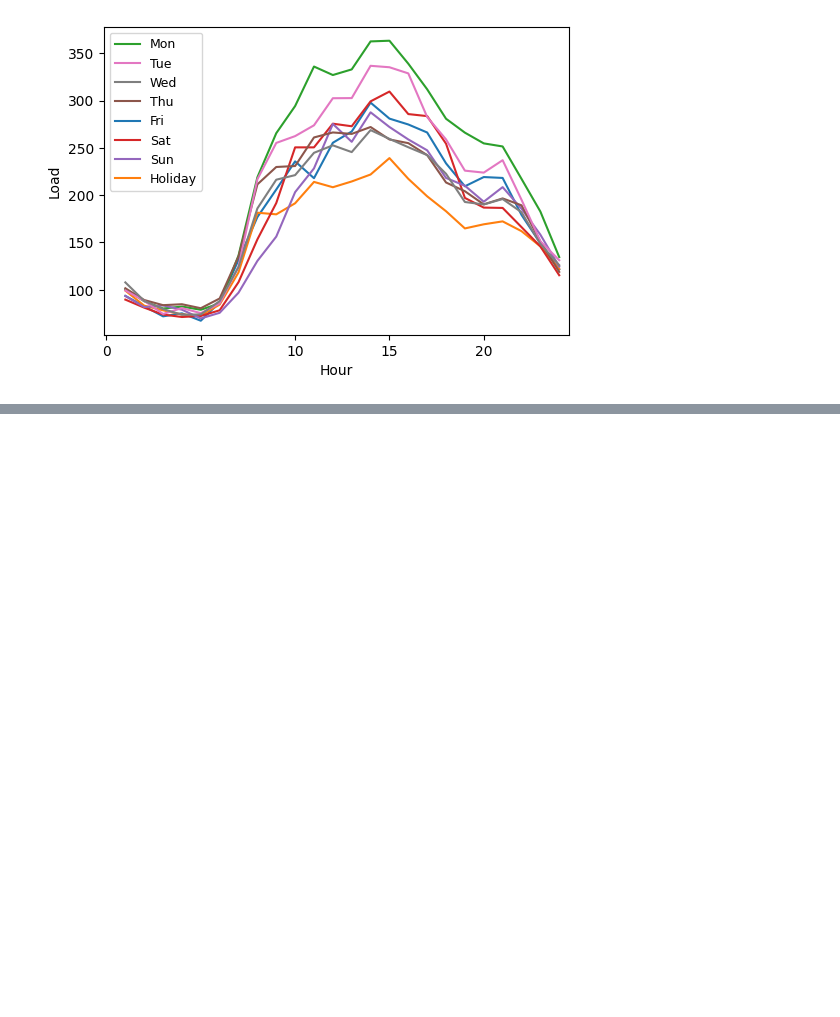
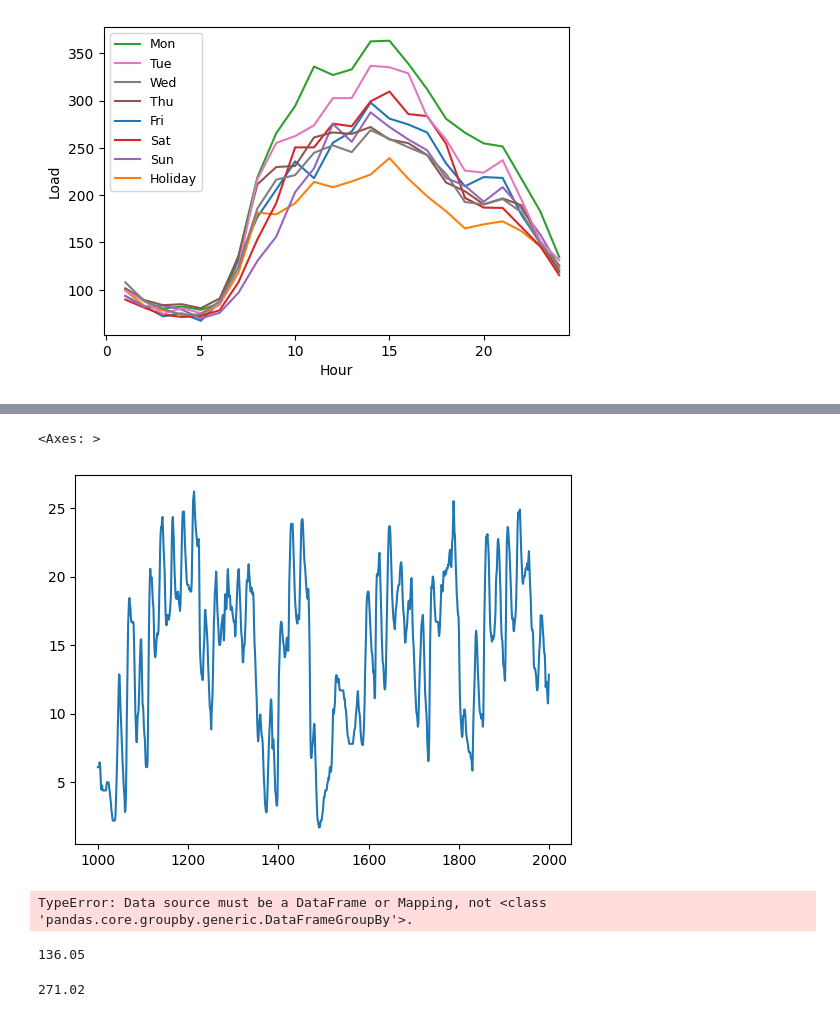
Before and after one commit to jkompan/microgrid, a Jupyter notebook: 1-microgrid-TX-analysis.ipynb, the cells around one changed output, grey strips where cells are left out. Drawn from its saved outputs; the diff is of its cells as text; code cells hidden in the pictures; blank space fills up the shorter version.

```diff
--- a/1-microgrid-TX-analysis.ipynb
+++ b/1-microgrid-TX-analysis.ipynb
@@ -114,0 +150,17 @@ plt.show()
+# %%
+df2['Outdoor Drybulb Temperature [C]'].plot()
+# %% [output]
+<Axes: >
+[figure, added]
+# %%
+sns.scatterplot(x='Outdoor Drybulb Temperature [C]',y='Load',hue='DaylightSavings',data=df.groupby('Month'))
+# %% [output]
+TypeError: Data source must be a DataFrame or Mapping, not <class 'pandas.core.groupby.generic.DataFrameGroupBy'>.
+# %%
+df2.loc[(df['DaylightSavings']==0) & (df['DayType']=='Tue') & (df['Hour']==7),'Load'].mean()
+# %% [output]
+136.05
+# %%
+df2.loc[(df['DaylightSavings']==1) & (df['DayType']=='Tue') & (df['Hour']==7),'Load'].mean()
+# %% [output]
+271.02
```
Also changed, not shown: parts of 5 cells of this notebook, 3 other files.
